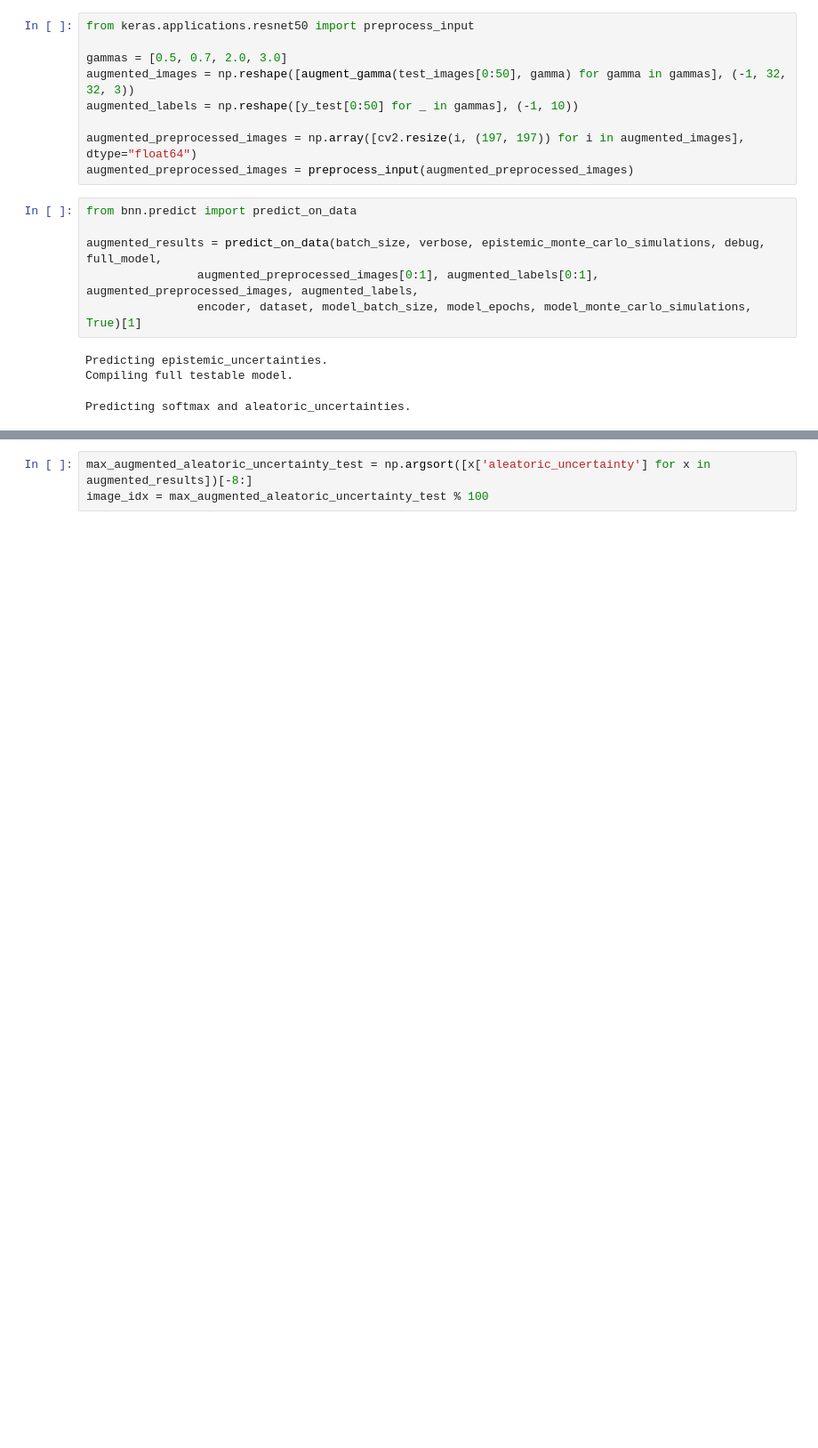
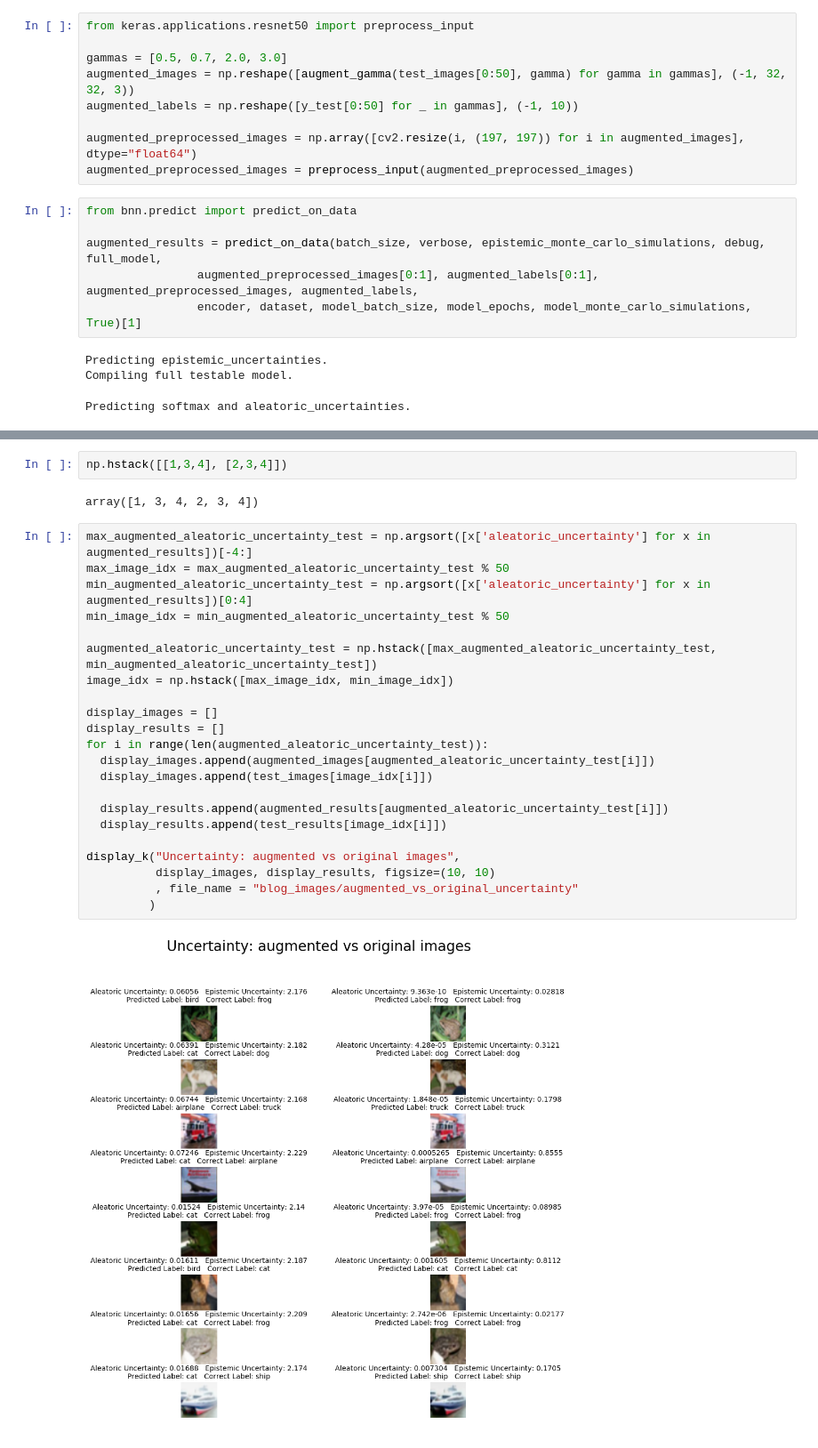
Before and after one commit to kyle-dorman/bayesian-neural-network-blogpost, a Jupyter notebook: scratchwork.ipynb, the cells around one changed output, grey strips where cells are left out. Shown at 89% size. Cells and saved outputs as stored; diff of their text form; blank space fills up the shorter version.

```diff
--- a/scratchwork.ipynb
+++ b/scratchwork.ipynb
@@ -464,3 +465,28 @@ for i in range(len(augmented_logit_position)):
-# %%
-max_augmented_aleatoric_uncertainty_test = np.argsort([x['aleatoric_uncertainty'] for x in augmented_results])[-8:]
-image_idx = max_augmented_aleatoric_uncertainty_test % 100
+# %%
+np.hstack([[1,3,4], [2,3,4]])
+# %% [output]
+array([1, 3, 4, 2, 3, 4])
+# %%
+max_augmented_aleatoric_uncertainty_test = np.argsort([x['aleatoric_uncertainty'] for x in augmented_results])[-4:]
+max_image_idx = max_augmented_aleatoric_uncertainty_test % 50
+min_augmented_aleatoric_uncertainty_test = np.argsort([x['aleatoric_uncertainty'] for x in augmented_results])[0:4]
+min_image_idx = min_augmented_aleatoric_uncertainty_test % 50
+
+augmented_aleatoric_uncertainty_test = np.hstack([max_augmented_aleatoric_uncertainty_test, min_augmented_aleatoric_uncertainty_test])
+image_idx = np.hstack([max_image_idx, min_image_idx])
+
+display_images = []
+display_results = []
+for i in range(len(augmented_aleatoric_uncertainty_test)):
+  display_images.append(augmented_images[augmented_aleatoric_uncertainty_test[i]])
+  display_images.append(test_images[image_idx[i]])
+
+  display_results.append(augmented_results[augmented_aleatoric_uncertainty_test[i]])
+  display_results.append(test_results[image_idx[i]])
+
+display_k("Uncertainty: augmented vs original images",
+          display_images, display_results, figsize=(10, 10)
+          , file_name = "blog_images/augmented_vs_original_uncertainty"
+         )
+# %% [output]
+[figure, added]
```
Also changed, not shown: parts of 22 cells of this notebook, 19 other files.
